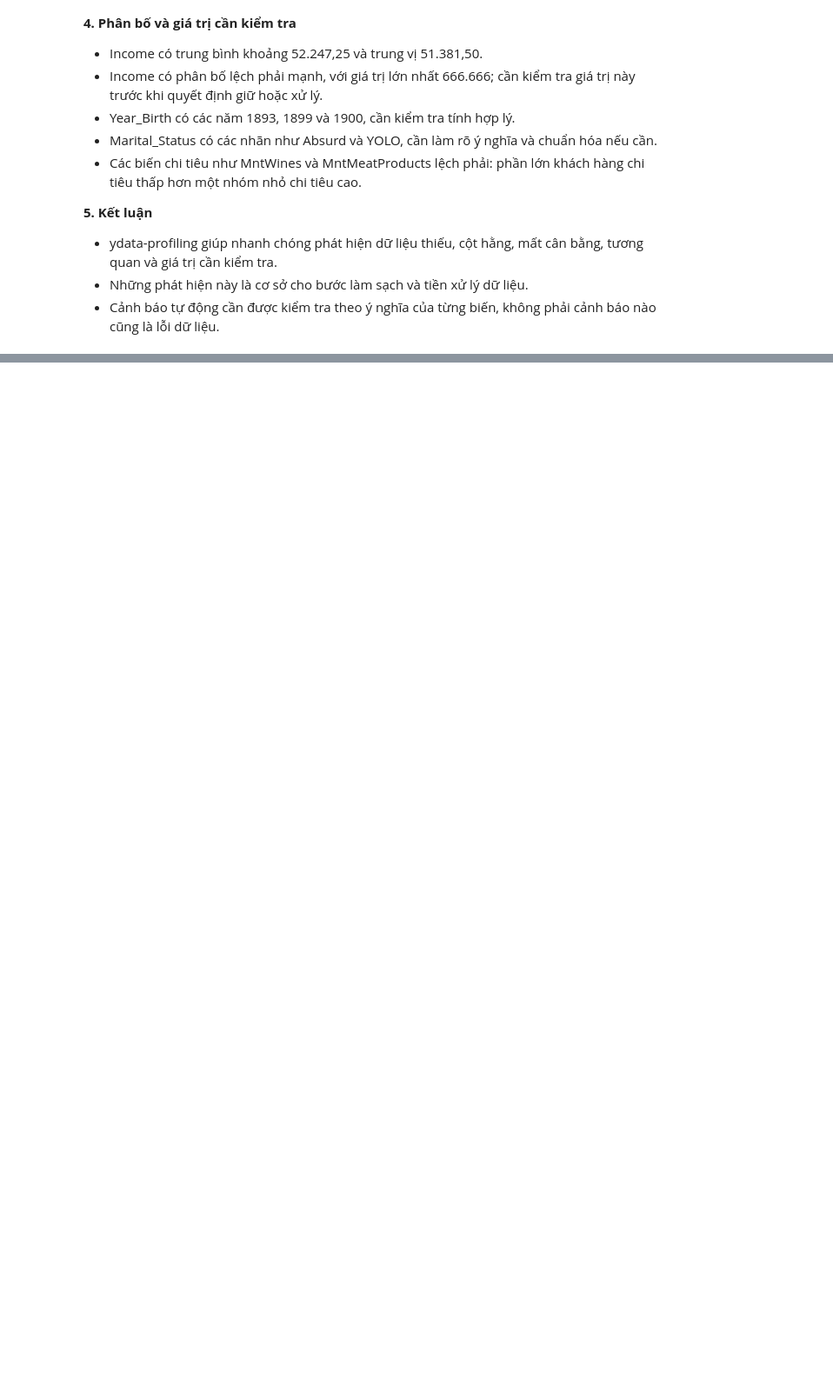
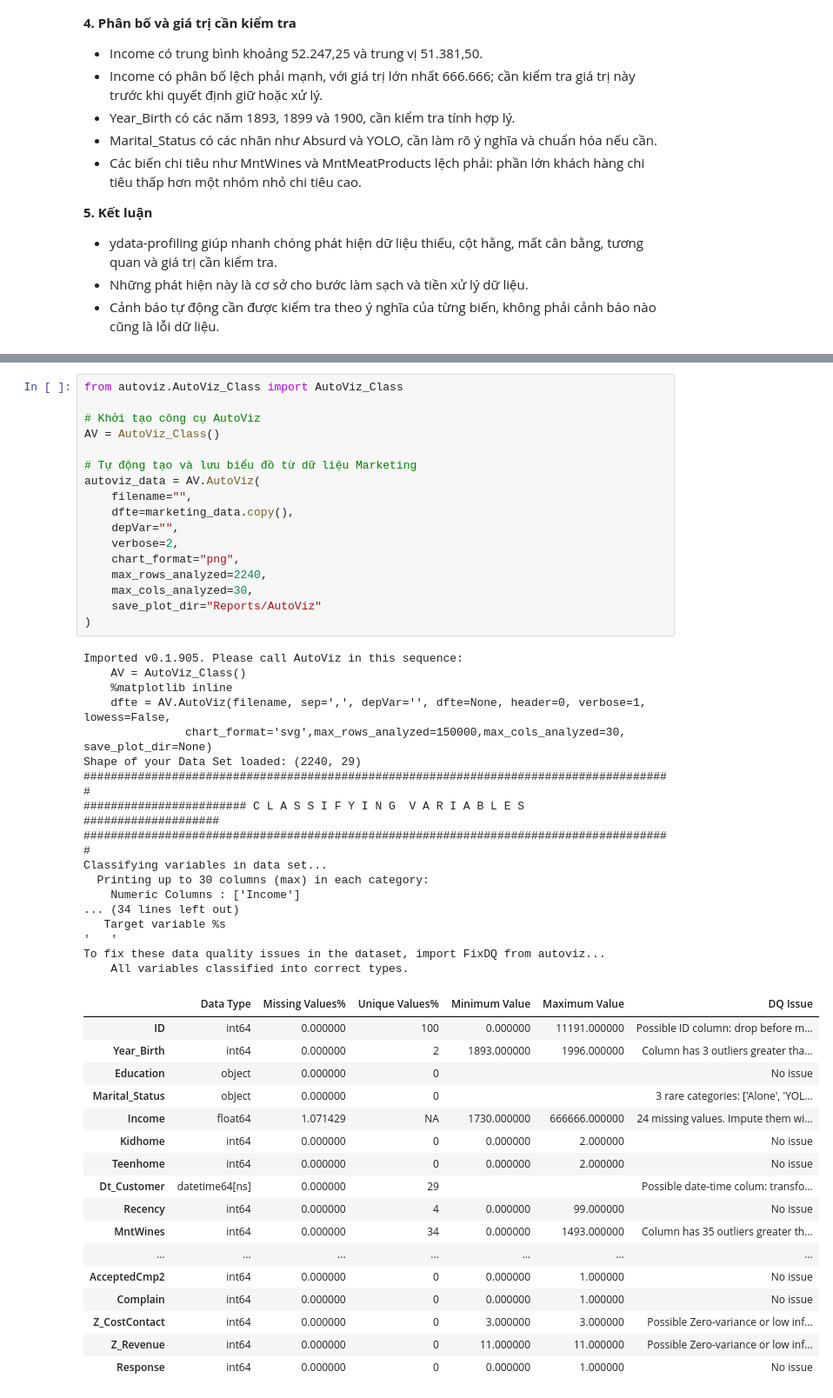
Before and after one commit to Kazuken123/DCT124C1-MH-Nhom, a Jupyter notebook: Lab05_ThucHanhBaiToanPhanLop/code/lab1_3_PTKPDL.ipynb, the cells around one changed output, grey strips where cells are left out. Shown at 87% size. Cells and saved outputs as stored; diff of their text form; blank space fills up the shorter version.

Commit message:
Complete D-Tale, SweetViz and AutoViz EDA exercises

```diff
--- a/Lab05_ThucHanhBaiToanPhanLop/code/lab1_3_PTKPDL.ipynb
+++ b/Lab05_ThucHanhBaiToanPhanLop/code/lab1_3_PTKPDL.ipynb
@@ -349,0 +446,52 @@ profile.to_file("Reports/marketing_profile.html")
+# %%
+from autoviz.AutoViz_Class import AutoViz_Class
+
+# Khởi tạo công cụ AutoViz
+AV = AutoViz_Class()
+
+# Tự động tạo và lưu biểu đồ từ dữ liệu Marketing
+autoviz_data = AV.AutoViz(
+    filename="",
+    dfte=marketing_data.copy(),
+    depVar="",
+    verbose=2,
+    chart_format="png",
+    max_rows_analyzed=2240,
+    max_cols_analyzed=30,
+    save_plot_dir="Reports/AutoViz"
+)
+# %% [output]
+Imported v0.1.905. Please call AutoViz in this sequence:
+    AV = AutoViz_Class()
+    %matplotlib inline
+    dfte = AV.AutoViz(filename, sep=',', depVar='', dfte=None, header=0, verbose=1, lowess=False,
+               chart_format='svg',max_rows_analyzed=150000,max_cols_analyzed=30, save_plot_dir=None)
+Shape of your Data Set loaded: (2240, 29)
+#######################################################################################
+######################## C L A S S I F Y I N G  V A R I A B L E S  ####################
+#######################################################################################
+Classifying variables in data set...
+  Printing up to 30 columns (max) in each category:
+    Numeric Columns : ['Income']
+... (34 lines left out)
+   Target variable %s
+'   '
+To fix these data quality issues in the dataset, import FixDQ from autoviz...
+    All variables classified into correct types.
+|  | Data Type | Missing Values% | Unique Values% | Minimum Value | Maximum Value | DQ Issue |
+| ID | int64 | 0.000000 | 100 | 0.000000 | 11191.000000 | Possible ID column: drop before m... |
+| Year_Birth | int64 | 0.000000 | 2 | 1893.000000 | 1996.000000 | Column has 3 outliers greater tha... |
+| Education | object | 0.000000 | 0 |  |  | No issue |
+| Marital_Status | object | 0.000000 | 0 |  |  | 3 rare categories: ['Alone', 'YOL... |
+| Income | float64 | 1.071429 | NA | 1730.000000 | 666666.000000 | 24 missing values. Impute them wi... |
+| Kidhome | int64 | 0.000000 | 0 | 0.000000 | 2.000000 | No issue |
+| Teenhome | int64 | 0.000000 | 0 | 0.000000 | 2.000000 | No issue |
+| Dt_Customer | datetime64[ns] | 0.000000 | 29 |  |  | Possible date-time colum: transfo... |
+| Recency | int64 | 0.000000 | 4 | 0.000000 | 99.000000 | No issue |
+| MntWines | int64 | 0.000000 | 34 | 0.000000 | 1493.000000 | Column has 35 outliers greater th... |
+| ... | ... | ... | ... | ... | ... | ... |
+| AcceptedCmp2 | int64 | 0.000000 | 0 | 0.000000 | 1.000000 | No issue |
+| Complain | int64 | 0.000000 | 0 | 0.000000 | 1.000000 | No issue |
+| Z_CostContact | int64 | 0.000000 | 0 | 3.000000 | 3.000000 | Possible Zero-variance or low inf... |
+| Z_Revenue | int64 | 0.000000 | 0 | 11.000000 | 11.000000 | Possible Zero-variance or low inf... |
+| Response | int64 | 0.000000 | 0 | 0.000000 | 1.000000 | No issue |
```
Also changed, not shown: parts of 12 cells of this notebook, 7 other files.
